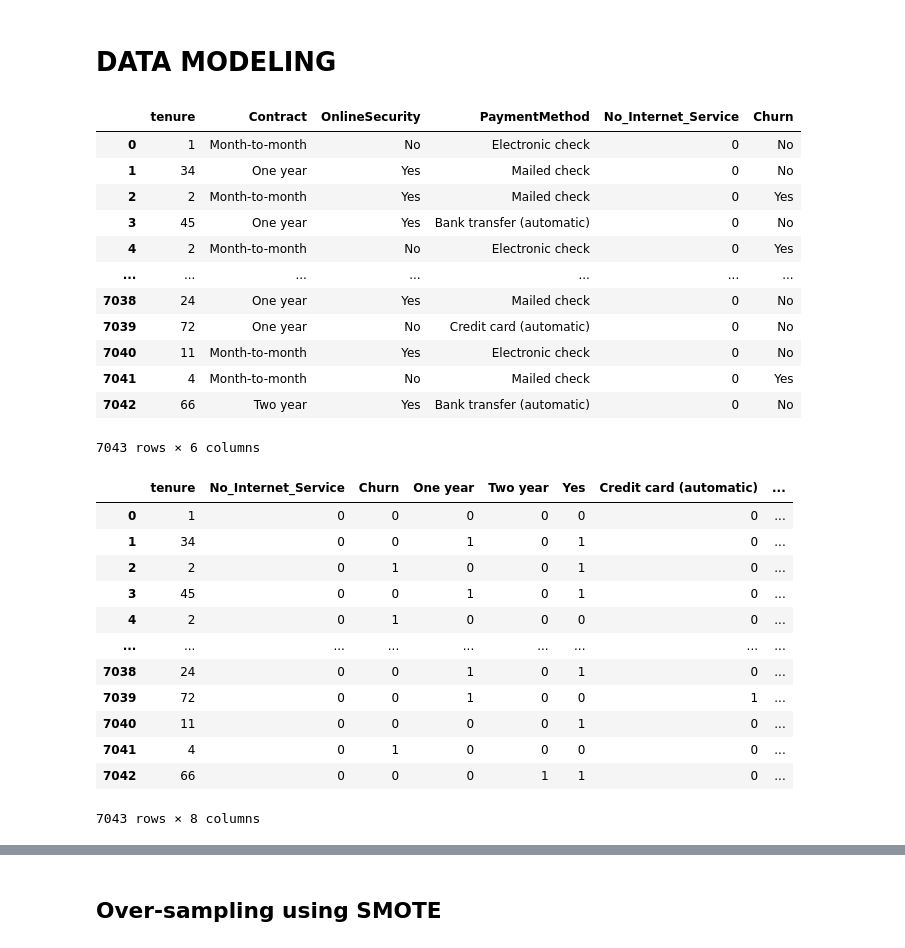
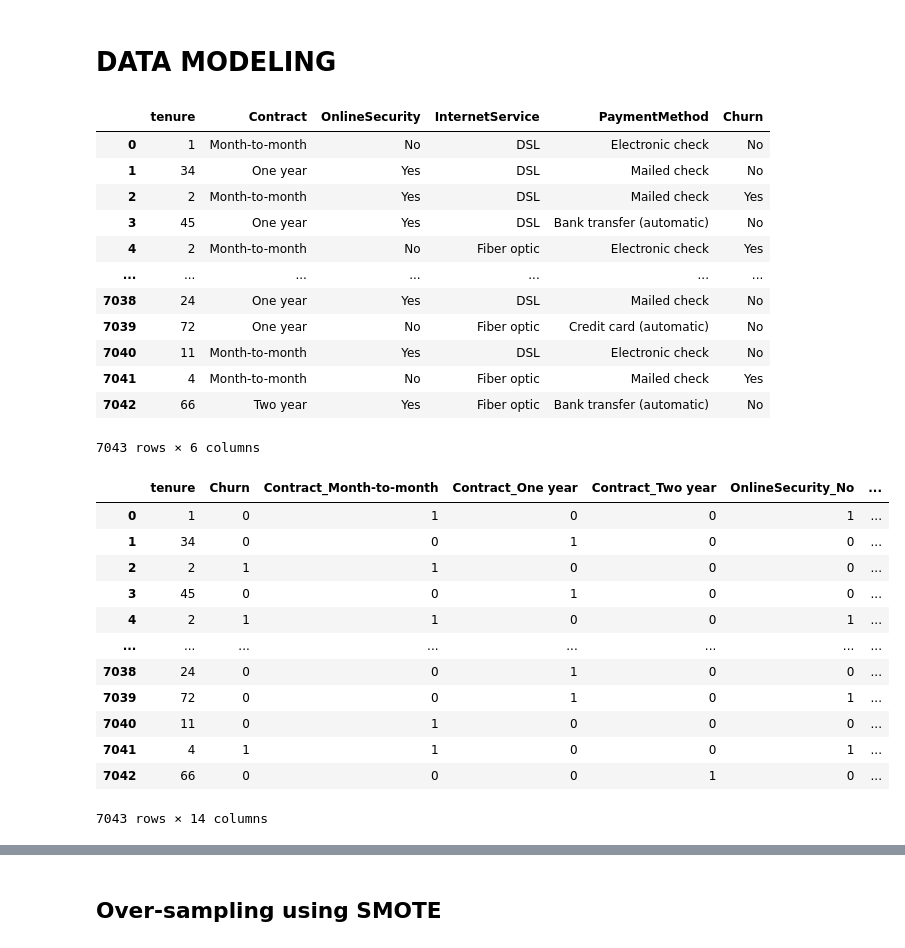
Before and after one commit to Nas-virat/Telco-Customer-Churn, a Jupyter notebook: Telco-Churn-Visualization.ipynb, the cells around one changed output, grey strips where cells are left out. Saved outputs shown, nothing was run; the diff lists cells and outputs as text; code cells hidden in the pictures.

```diff
--- a/Telco-Churn-Visualization.ipynb
+++ b/Telco-Churn-Visualization.ipynb
@@ -418,50 +418,51 @@ from imblearn.over_sampling import SMOTE
 # Numerical: tenure
 # Categorical: Contract, OnlineSecurity ,PaymentMethod, no_internet_service
 # %%
-df_model = df[['tenure','Contract','OnlineSecurity','PaymentMethod','No_Internet_Service', 'Churn']]
+df_model = df[['tenure','Contract','OnlineSecurity','InternetService','PaymentMethod', 'Churn']]
 df_model
 # %% [output]
-|  | tenure | Contract | OnlineSecurity | PaymentMethod | No_Internet_Service | Churn |
-| 0 | 1 | Month-to-month | No | Electronic check | 0 | No |
-| 1 | 34 | One year | Yes | Mailed check | 0 | No |
-| 2 | 2 | Month-to-month | Yes | Mailed check | 0 | Yes |
-| 3 | 45 | One year | Yes | Bank transfer (automatic) | 0 | No |
-| 4 | 2 | Month-to-month | No | Electronic check | 0 | Yes |
+|  | tenure | Contract | OnlineSecurity | InternetService | PaymentMethod | Churn |
+| 0 | 1 | Month-to-month | No | DSL | Electronic check | No |
+| 1 | 34 | One year | Yes | DSL | Mailed check | No |
+| 2 | 2 | Month-to-month | Yes | DSL | Mailed check | Yes |
+| 3 | 45 | One year | Yes | DSL | Bank transfer (automatic) | No |
+| 4 | 2 | Month-to-month | No | Fiber optic | Electronic check | Yes |
 | ... | ... | ... | ... | ... | ... | ... |
-| 7038 | 24 | One year | Yes | Mailed check | 0 | No |
-| 7039 | 72 | One year | No | Credit card (automatic) | 0 | No |
-| 7040 | 11 | Month-to-month | Yes | Electronic check | 0 | No |
-| 7041 | 4 | Month-to-month | No | Mailed check | 0 | Yes |
-| 7042 | 66 | Two year | Yes | Bank transfer (automatic) | 0 | No |
+| 7038 | 24 | One year | Yes | DSL | Mailed check | No |
+| 7039 | 72 | One year | No | Fiber optic | Credit card (automatic) | No |
+| 7040 | 11 | Month-to-month | Yes | DSL | Electronic check | No |
+| 7041 | 4 | Month-to-month | No | Fiber optic | Mailed check | Yes |
+| 7042 | 66 | Two year | Yes | Fiber optic | Bank transfer (automatic) | No |
 7043 rows × 6 columns
 # %%
-contract = pd.get_dummies(df_model['Contract'], drop_first=True)
-onlinesecurity = pd.get_dummies(df_model['OnlineSecurity'], drop_first=True)
-payment = pd.get_dummies(df_model['PaymentMethod'], drop_first=True)
+contract = pd.get_dummies(df_model['Contract'],prefix='Contract')
+onlinesecurity = pd.get_dummies(df_model['OnlineSecurity'],prefix='OnlineSecurity')
+payment = pd.get_dummies(df_model['PaymentMethod'],prefix='PaymentMethod')
+internet = pd.get_dummies(df_model['InternetService'],prefix='InternetService')
 # %%
-df_model = pd.concat([df_model, contract, onlinesecurity, payment], axis=1)
+df_model = pd.concat([df_model, contract, onlinesecurity, payment,internet], axis=1)
 # %%
-df_model.drop(['Contract','OnlineSecurity','PaymentMethod'], axis=1, inplace=True)
+df_model.drop(['Contract','OnlineSecurity','PaymentMethod', 'InternetService'], axis=1, inplace=True)
 # %%
-df_model.drop(['No internet service'], axis=1, inplace=True)
+#df_model.drop(['OnlineSecurity_No internet service'], axis=1, inplace=True)
+df_model.drop(['InternetService_No'], axis=1, inplace=True)
 # %%
 df_model['Churn'] = df_model['Churn'].map({'Yes':1, 'No':0})
-df_model.drop(['Mailed check'], axis=1, inplace=True)
 df_model
 # %% [output]
-|  | tenure | No_Internet_Service | Churn | One year | Two year | Yes | Credit card (automatic) | ... |
-| 0 | 1 | 0 | 0 | 0 | 0 | 0 | 0 | ... |
-| 1 | 34 | 0 | 0 | 1 | 0 | 1 | 0 | ... |
-| 2 | 2 | 0 | 1 | 0 | 0 | 1 | 0 | ... |
-| 3 | 45 | 0 | 0 | 1 | 0 | 1 | 0 | ... |
-| 4 | 2 | 0 | 1 | 0 | 0 | 0 | 0 | ... |
-| ... | ... | ... | ... | ... | ... | ... | ... | ... |
-| 7038 | 24 | 0 | 0 | 1 | 0 | 1 | 0 | ... |
-| 7039 | 72 | 0 | 0 | 1 | 0 | 0 | 1 | ... |
-| 7040 | 11 | 0 | 0 | 0 | 0 | 1 | 0 | ... |
-| 7041 | 4 | 0 | 1 | 0 | 0 | 0 | 0 | ... |
-| 7042 | 66 | 0 | 0 | 0 | 1 | 1 | 0 | ... |
+|  | tenure | Churn | Contract_Month-to-month | Contract_One year | Contract_Two year | OnlineSecurity_No | ... |
+| 0 | 1 | 0 | 1 | 0 | 0 | 1 | ... |
+| 1 | 34 | 0 | 0 | 1 | 0 | 0 | ... |
+| 2 | 2 | 1 | 1 | 0 | 0 | 0 | ... |
+| 3 | 45 | 0 | 0 | 1 | 0 | 0 | ... |
+| 4 | 2 | 1 | 1 | 0 | 0 | 1 | ... |
+| ... | ... | ... | ... | ... | ... | ... | ... |
+| 7038 | 24 | 0 | 0 | 1 | 0 | 0 | ... |
+| 7039 | 72 | 0 | 0 | 1 | 0 | 1 | ... |
+| 7040 | 11 | 0 | 1 | 0 | 0 | 0 | ... |
+| 7041 | 4 | 1 | 1 | 0 | 0 | 1 | ... |
+| 7042 | 66 | 0 | 0 | 0 | 1 | 0 | ... |
-7043 rows × 8 columns
+7043 rows × 14 columns
 # %%
 from sklearn.preprocessing import StandardScaler
 scaler = StandardScaler()
```
Also changed, not shown: parts of 16 cells of this notebook, 1 other file.
